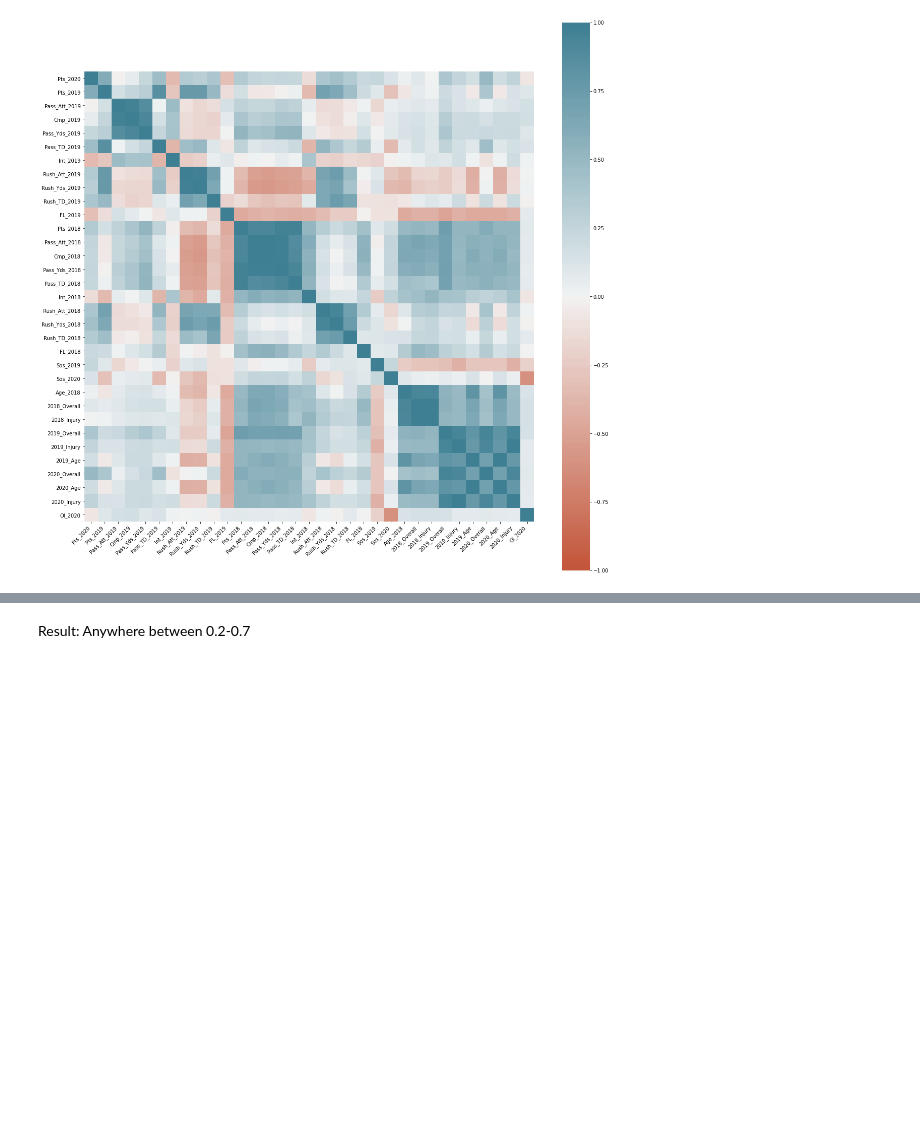
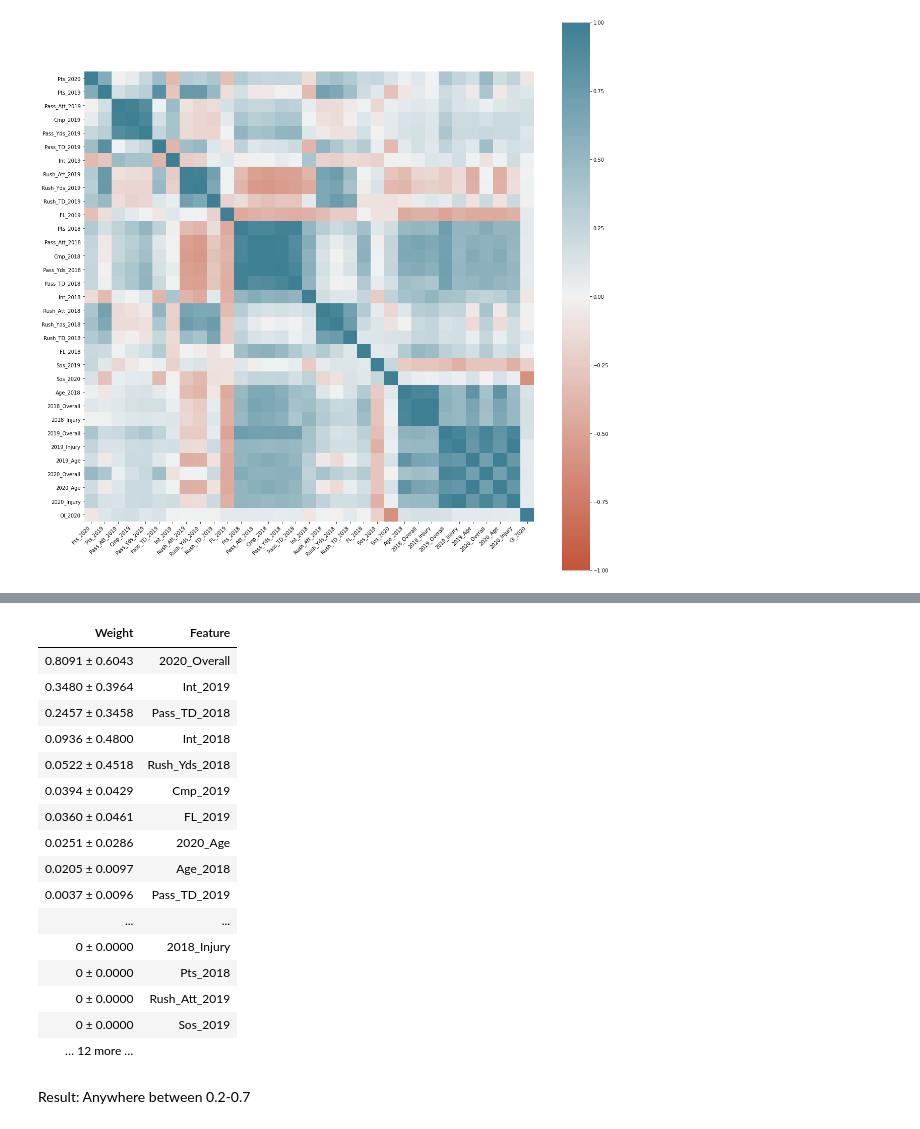
Before and after one commit to BenPollock/Fantasy-Football-Draft-2021, a Jupyter notebook: in-season_exploration.ipynb, the cells around one changed output, grey strips where cells are left out. Drawn from its saved outputs; the diff is of its cells as text; code cells hidden in the pictures; blank space fills up the shorter version.

Commit message:
Updating In-Season analysis with permutation importance

```diff
--- a/in-season_exploration.ipynb
+++ b/in-season_exploration.ipynb
@@ -300,18 +304,4 @@ print("""Best parameters:
                             clf_gp.x[4]))
 
 # Time for fun.
-
-
-'''
-Best parameters:
-- max_depth=12
-- learning_rate=0.751440
-- max_features=9
-- min_samples_split=2
-- min_samples_leaf=1
-0.7291733561459062
-'''
-
-clf.fit(x_train, y_train)
-clf.score(x_test, y_test)
 # %% [output]
@@ -325,0 +316,11 @@ Best parameters:
+# %%
+# Get the training data
+train_data = merged_with_madden_and_ol.drop(["Player", "Pts_2020"],axis=1)
+target_label = merged_with_madden_and_ol["Pts_2020"]
+
+x_train, x_test, y_train, y_test = train_test_split(train_data, target_label, test_size = 0.30)
+
+clf2 = ensemble.GradientBoostingRegressor(n_estimators=50, random_state=0, max_depth = 1, learning_rate=1.0, max_features=32, min_samples_split=2, min_samples_leaf=1)
+
+clf2.fit(x_train, y_train)
+clf2.score(x_test, y_test)
@@ -325,0 +350,7 @@ Best parameters:
+# %%
+import eli5
+from eli5.sklearn import PermutationImportance
+
+perm = PermutationImportance(clf).fit(x_test, y_test)
+eli5.show_weights(perm, feature_names = x_test.columns.tolist())
+# %% [output]
@@ -326,2 +359,19 @@ Best parameters:
+| Weight | Feature |
+| 0.8091 ± 0.6043 | 2020_Overall |
+| 0.3480 ± 0.3964 | Int_2019 |
+| 0.2457 ± 0.3458 | Pass_TD_2018 |
+| 0.0936 ± 0.4800 | Int_2018 |
+| 0.0522 ± 0.4518 | Rush_Yds_2018 |
+| 0.0394 ± 0.0429 | Cmp_2019 |
+| 0.0360 ± 0.0461 | FL_2019 |
+| 0.0251 ± 0.0286 | 2020_Age |
+| 0.0205 ± 0.0097 | Age_2018 |
+| 0.0037 ± 0.0096 | Pass_TD_2019 |
+| ... | ... |
+| 0 ± 0.0000 | 2018_Injury |
+| 0 ± 0.0000 | Pts_2018 |
+| 0 ± 0.0000 | Rush_Att_2019 |
+| 0 ± 0.0000 | Sos_2019 |
+| … 12 more … |  |
 # %% [markdown]
 Result: Anywhere between 0.2-0.7
```
Also changed, not shown: parts of 7 cells of this notebook.
